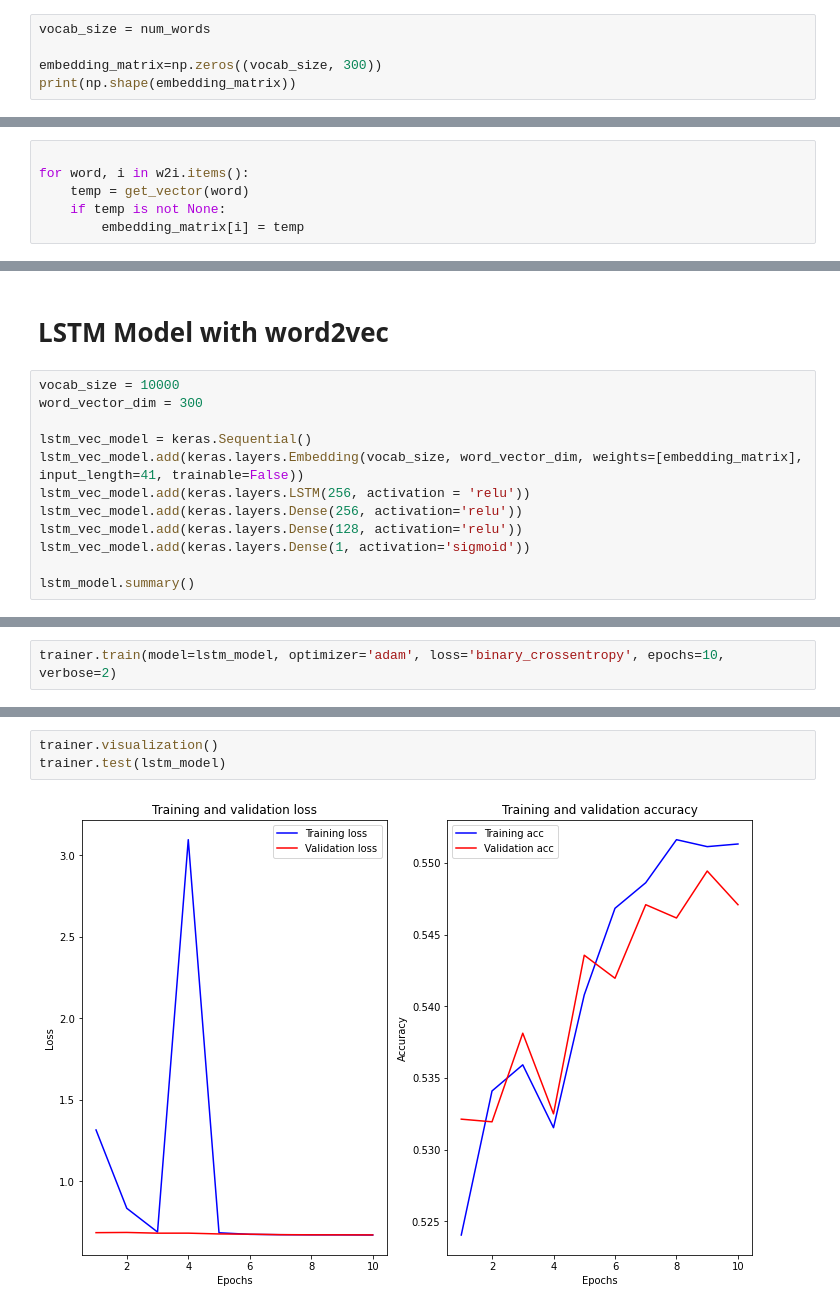
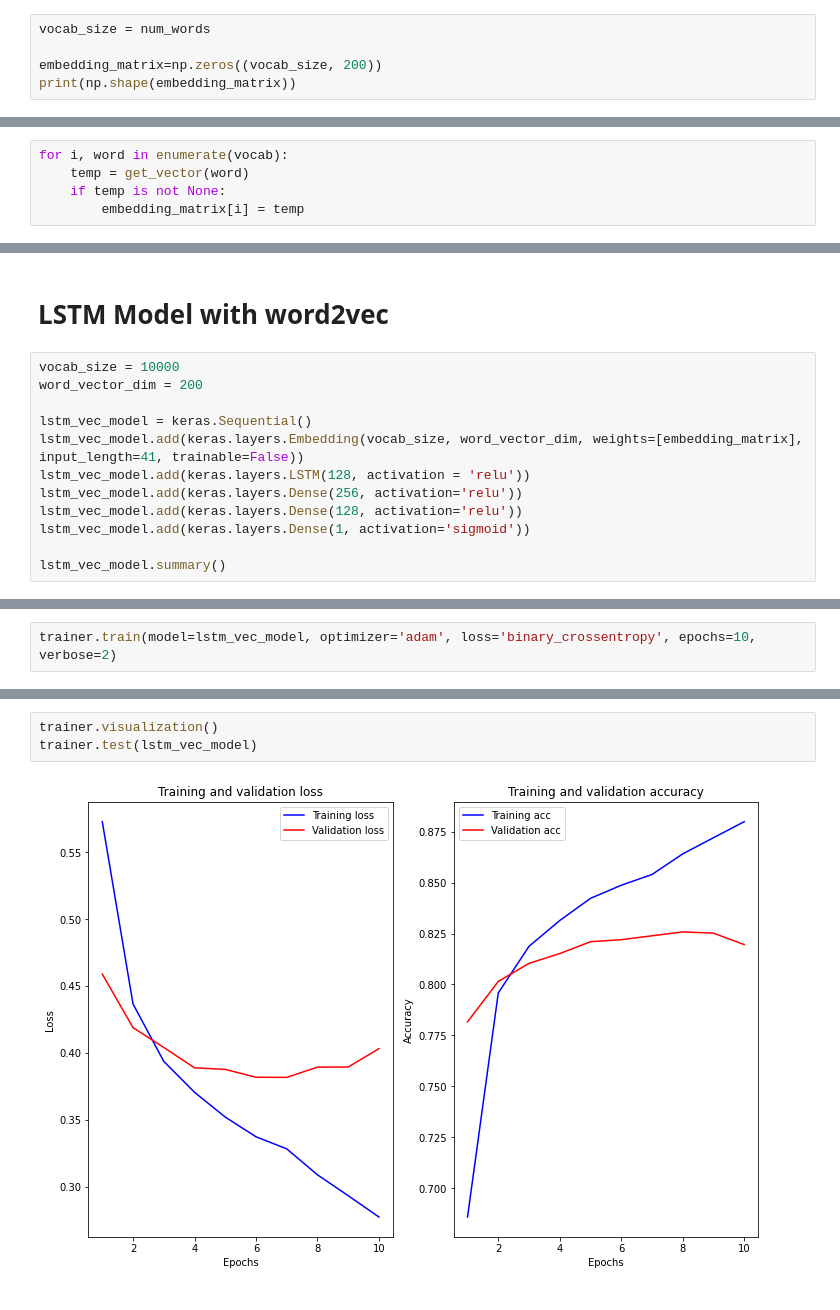
Before and after one commit to estela19/AIFFEL, a Jupyter notebook: exp07/base_1.ipynb, the cells around one changed output, grey strips where cells are left out. Saved outputs shown, nothing was run; the diff lists cells and outputs as text.

Commit message:
Fix: fix embedding

```diff
--- a/exp07/base_1.ipynb
+++ b/exp07/base_1.ipynb
@@ -909,6 +911,6 @@ vocab
 # %%
 vocab_size = num_words
 
-embedding_matrix=np.zeros((vocab_size, 300))
+embedding_matrix=np.zeros((vocab_size, 200))
 print(np.shape(embedding_matrix))
 # %% [output]
@@ -941,8 +963,7 @@ w2i
  '쩔': 999,
  ...}
 # %%
-
-for word, i in w2i.items():
+for i, word in enumerate(vocab):
     temp = get_vector(word)
     if temp is not None:
         embedding_matrix[i] = temp
@@ -950,14 +991,14 @@ for word, i in w2i.items():
 # LSTM Model with word2vec
 # %%
 vocab_size = 10000
-word_vector_dim = 300
+word_vector_dim = 200
 
 lstm_vec_model = keras.Sequential()
 lstm_vec_model.add(keras.layers.Embedding(vocab_size, word_vector_dim, weights=[embedding_matrix], input_length=41, trainable=False))
-lstm_vec_model.add(keras.layers.LSTM(256, activation = 'relu'))
+lstm_vec_model.add(keras.layers.LSTM(128, activation = 'relu'))
 lstm_vec_model.add(keras.layers.Dense(256, activation='relu'))
 lstm_vec_model.add(keras.layers.Dense(128, activation='relu'))
 lstm_vec_model.add(keras.layers.Dense(1, activation='sigmoid'))
 
-lstm_model.summary()
+lstm_vec_model.summary()
 # %% [output]
@@ -982,5 +1023,5 @@ Non-trainable params: 3,000,000
 _________________________________________________________________
 # %%
-trainer.train(model=lstm_model, optimizer='adam', loss='binary_crossentropy', epochs=10, verbose=2)
+trainer.train(model=lstm_vec_model, optimizer='adam', loss='binary_crossentropy', epochs=10, verbose=2)
 # %% [output]
 Epoch 1/10
@@ -1006,5 +1047,5 @@ Epoch 10/10
 # %%
 trainer.visualization()
-trainer.test(lstm_model)
+trainer.test(lstm_vec_model)
 # %% [output]
-[figure, old version]
+[figure, new version]
```
Also changed, not shown: parts of 24 cells of this notebook.
